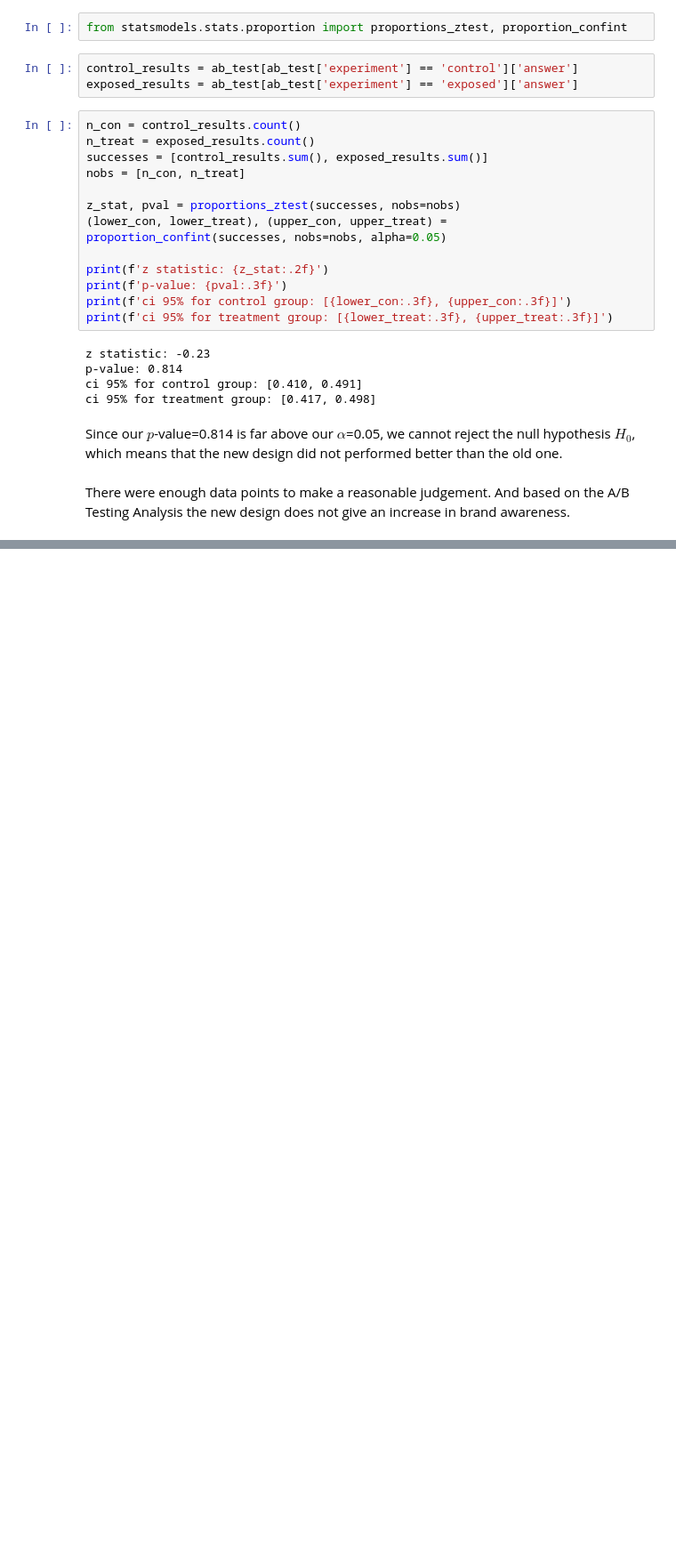
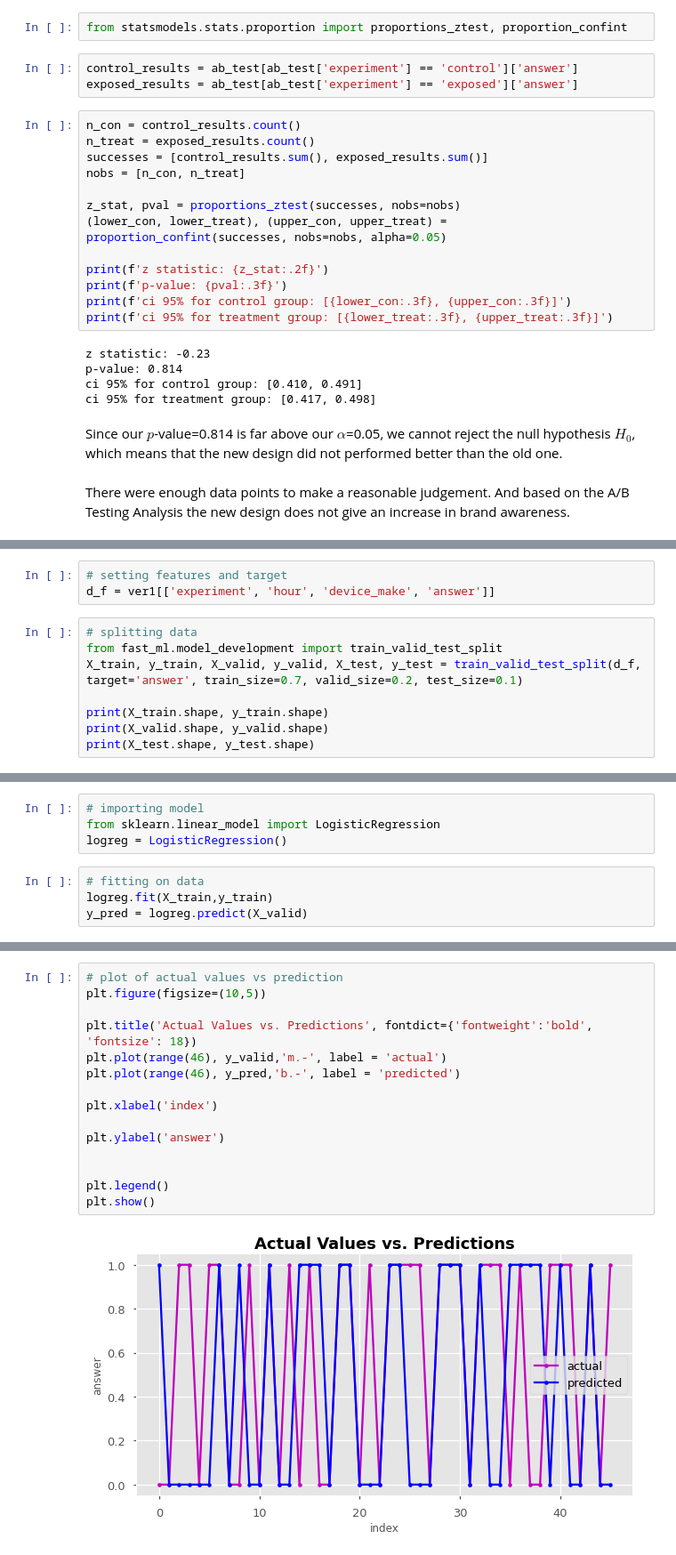
Before and after one commit to KutashiMA/abtest-mlops, a Jupyter notebook: A_B_Testing_Notebok.ipynb, the cells around one changed output, grey strips where cells are left out. Shown at 89% size. Drawn from its saved outputs; the diff is of its cells as text; blank space fills up the shorter version.

Commit message:
built models

```diff
--- a/A_B_Testing_Notebok.ipynb
+++ b/A_B_Testing_Notebok.ipynb
@@ -326,0 +413,11 @@ There were enough data points to make a reasonable judgement. And based on the A
+# %%
+# setting features and target
+d_f = ver1[['experiment', 'hour', 'device_make', 'answer']]
+# %%
+# splitting data
+from fast_ml.model_development import train_valid_test_split
+X_train, y_train, X_valid, y_valid, X_test, y_test = train_valid_test_split(d_f, target='answer', train_size=0.7, valid_size=0.2, test_size=0.1)
+
+print(X_train.shape, y_train.shape)
+print(X_valid.shape, y_valid.shape)
+print(X_test.shape, y_test.shape)
@@ -326,0 +430,8 @@ There were enough data points to make a reasonable judgement. And based on the A
+# %%
+# importing model
+from sklearn.linear_model import LogisticRegression
+logreg = LogisticRegression()
+# %%
+# fitting on data
+logreg.fit(X_train,y_train)
+y_pred = logreg.predict(X_valid)
@@ -326,0 +451,17 @@ There were enough data points to make a reasonable judgement. And based on the A
+# %%
+# plot of actual values vs prediction
+plt.figure(figsize=(10,5))
+
+plt.title('Actual Values vs. Predictions', fontdict={'fontweight':'bold', 'fontsize': 18})
+plt.plot(range(46), y_valid,'m.-', label = 'actual')
+plt.plot(range(46), y_pred,'b.-', label = 'predicted')
+
+plt.xlabel('index')
+
+plt.ylabel('answer')
+
+
+plt.legend()
+plt.show()
+# %% [output]
+[figure, added]
```
Also changed, not shown: parts of 30 cells of this notebook.
